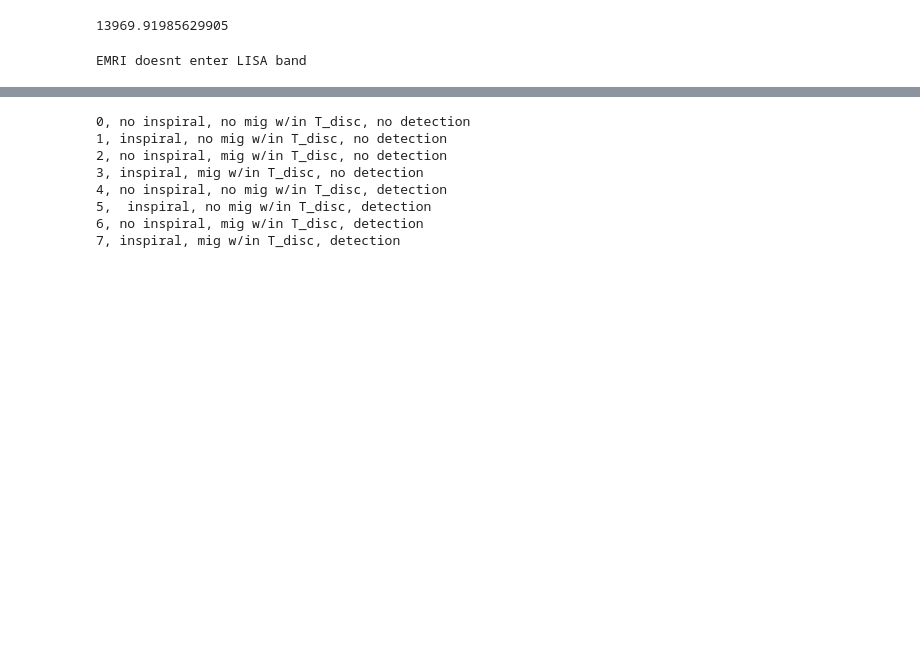
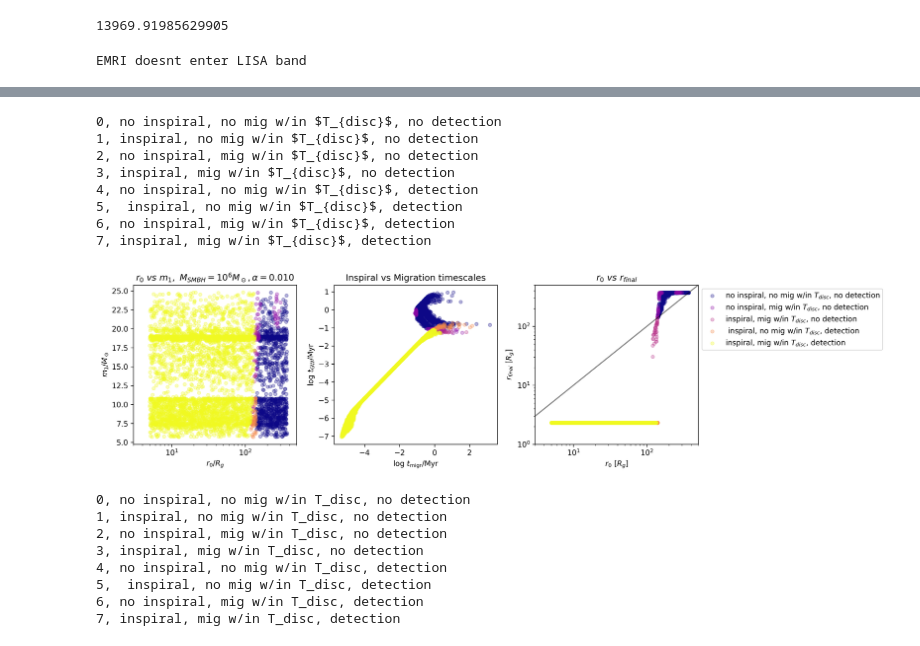
Before and after one commit to jt-stevenson/EMRIs_test, a Jupyter notebook: EMRIs_plots.ipynb, the cells around one changed output, grey strips where cells are left out. Cells and saved outputs as stored; diff of their text form; code cells hidden in the pictures; blank space fills up the shorter version.

```diff
--- a/EMRIs_plots.ipynb
+++ b/EMRIs_plots.ipynb
@@ -139,3 +202,83 @@ N=len(data["m1/Msun"])
+# %%
+colour='plasma'
+# colour='rainbow_r'
+
+cmap = plt.colormaps[colour]
+colors_map = {0: cmap(0.), 1: cmap(1.0/7), 2: cmap(2.0/7), 3: cmap(3.0/7), 4: cmap(4.0/7), 5: cmap(5.0/7), 6: cmap(6.0/7), 7: cmap(7.0/7)}
+
+# colors_map = {0: 'r', 1: 'orange', 2: 'y', 3: 'green', 4: 'c', 5: 'b', 6: 'rebeccapurple', 7: 'm'}
+
+
+fig, axs = plt.subplots(1, 3, figsize=(15, 4), dpi=300)
+i=0
+
+for k in range(0, 8):
+    print(f'{k}, {labels[k]}')
+    try:
+        axs[i].scatter(groups.get_group(k)["r0/Rg"], groups.get_group(k)["m1/Msun"], color=colors_map[k],
+                   label=labels[k],
+                   s=20, alpha=0.3)
+    except KeyError:
+        pass
+axs[i].set_xlabel(r'$r_{\rm 0} / R_g$')
+axs[i].set_xscale('log')
+axs[i].set_xlim(3, 5e2)
+axs[i].set_ylabel(r'$m_1 / M_\odot$')
+axs[i].set_title('$r_0~vs~m_1,~M_{SMBH}=$'f'$10^{power:.0f}$'r'$M_\odot, \alpha=$'f'{alpha}',
+    )
+
+i=1
+t_migr = np.log10(data["t_migr/Myr"])
+t_gw = np.log10(data["t_gw/Myr"])
+
+for k in range(0, 8):
+    try:
+        axs[i].scatter(np.log10(groups.get_group(k)["t_migr/Myr"]), np.log10(groups.get_group(k)["t_gw/Myr"]), color=colors_map[k],
+                   label=labels[k],
+                   s=20, alpha=0.3)
+    except KeyError:
+        pass
+
+axs[i].set_xlabel(r'log $t_{\rm migr}$/Myr')
+axs[i].set_ylabel(r'log $t_{\rm GW}$/Myr')
+axs[i].set_title('Inspiral vs Migration timescales')
+
+
+i=2
+for k in range(0, 8):
+    try:
+        axs[i].scatter(groups.get_group(k)["r0/Rg"], groups.get_group(k)["R_final/Rg"], color=colors_map[k],
+                   label=labels[k],
+                   s=20, alpha=0.3)
+    except KeyError:
+        pass
+
+x = np.linspace(1, 1e5, 100)
+axs[i].plot(x, x, c="black", alpha=0.5)
+
+axs[i].set_xlabel(r'$r_0$ [$R_g$]')
+axs[i].set_xlim(3, 5e2)
+axs[i].set_ylim(1, 5e2)
+axs[i].set_xscale('log')
+axs[i].set_yscale('log')
+axs[i].set_ylabel(r'$r_{final}$ [$R_g$]')
+axs[i].set_title('$r_0~vs~r_{final}$')
+# axs[i].legend()
+axs[i].legend(bbox_to_anchor=(1,1))
+
+plt.tight_layout()
+plt.savefig(f'{dir}/summary_{N}_SMBH_1e{power:.0f}.pdf')
+plt.show()
+# %% [output]
+0, no inspiral, no mig w/in $T_{disc}$, no detection
+1, inspiral, no mig w/in $T_{disc}$, no detection
+2, no inspiral, mig w/in $T_{disc}$, no detection
+3, inspiral, mig w/in $T_{disc}$, no detection
+4, no inspiral, no mig w/in $T_{disc}$, detection
+5,  inspiral, no mig w/in $T_{disc}$, detection
+6, no inspiral, mig w/in $T_{disc}$, detection
+7, inspiral, mig w/in $T_{disc}$, detection
+[figure, added]
 # %%
 fig, axs = plt.subplots(1, 3, figsize=(15, 5), dpi=100)
 i=0
```
Also changed, not shown: parts of 19 cells of this notebook, 5 other files.
